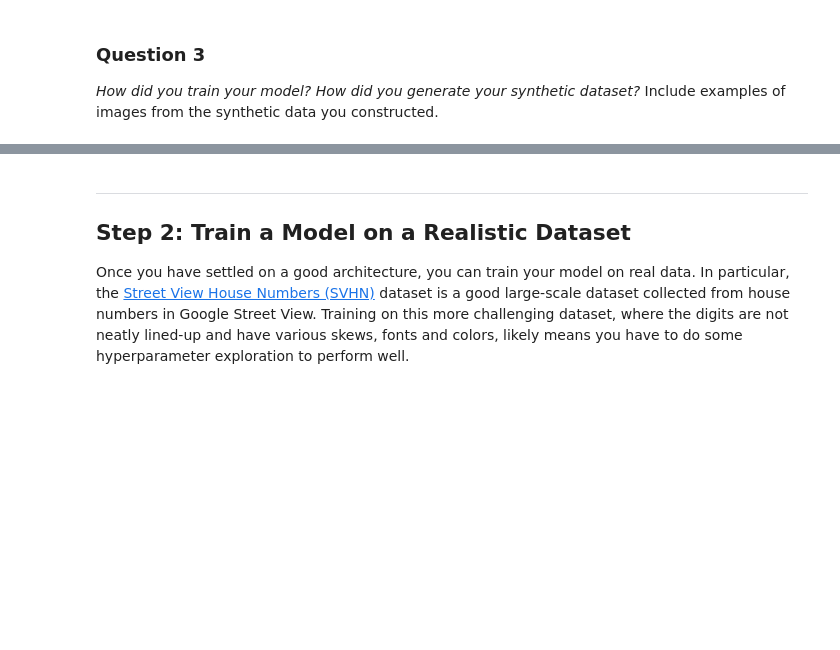
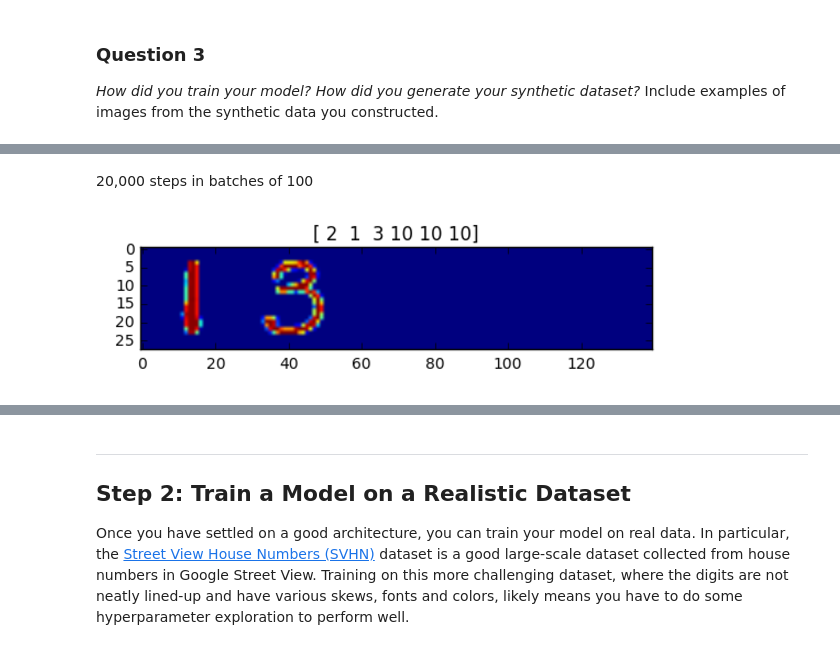
Before and after one commit to himanshubabal/Google-Street-View-House-Numbers, a Jupyter notebook: digit_recognition.ipynb, the cells around one changed output, grey strips where cells are left out. Cells and saved outputs as stored; diff of their text form; code cells hidden in the pictures; blank space fills up the shorter version.

```diff
--- a/digit_recognition.ipynb
+++ b/digit_recognition.ipynb
@@ -39,0 +102,7 @@ _How did you train your model? How did you generate your synthetic dataset?_ Inc
+# %% [markdown]
+20,000 steps in batches of 100
+# %%
+from PIL import Image
+Image.open('Mnist_multi_1.png')
+# %% [output]
+[figure, added]
```
Also changed, not shown: parts of 39 cells of this notebook, 57 other files.
